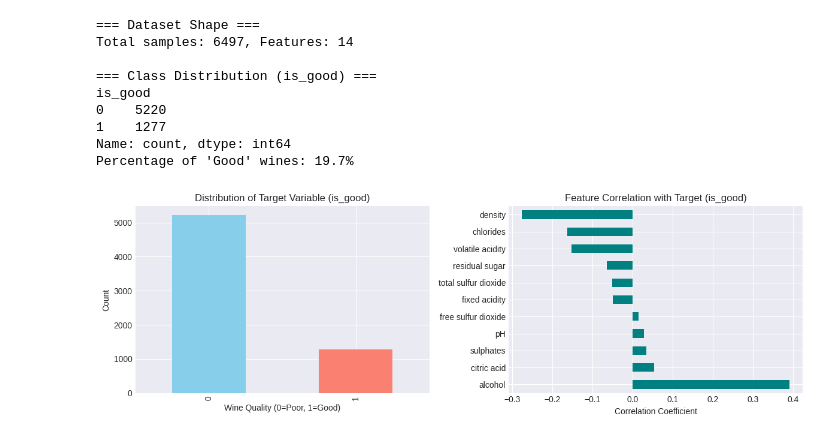
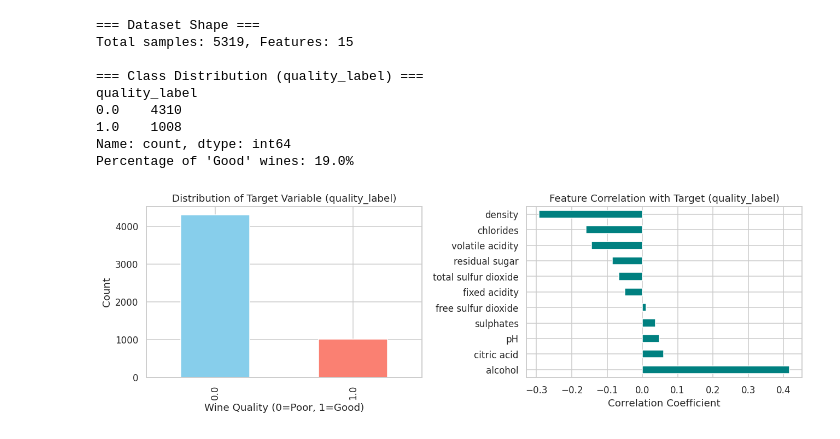
Before and after one commit to akash99955/Wine-Quality-prediction, a Jupyter notebook: AI.ipynb, the cells around one changed output. Saved outputs shown, nothing was run; the diff lists cells and outputs as text; code cells hidden in the pictures.

```diff
--- a/AI.ipynb
+++ b/AI.ipynb
@@ -106,0 +302,9 @@ df['is_good'] = (df['quality'] >= 7).astype(int)
+# %%
+# Create the category series directly
+wine_categories = pd.Series(index=df.index, dtype='object')
+wine_categories.loc[df['quality'] >= 7] = 'Good Quality'
+wine_categories.loc[df['quality'] < 7] = 'Poor Quality'
+
+# Count the categories
+category_counts = wine_categories.value_counts()
+print(category_counts)
@@ -106,0 +367,17 @@ df['is_good'] = (df['quality'] >= 7).astype(int)
+# %%
+# Key Features Comparison by Quality Category
+ax5 = plt.subplot(1, 1, 1)
+df['quality_category'] = wine_categories # Assign the series as a column
+features_to_compare = ['alcohol', 'volatile acidity', 'sulphates', 'citric acid']
+feature_means = df.groupby('quality_category')[features_to_compare].mean()
+x = np.arange(len(features_to_compare))
+width = 0.35
+bars1 = ax5.bar(x - width/2, feature_means.loc['Good Quality'], width, label='Good Quality', color='#4CAF50')
+bars2 = ax5.bar(x + width/2, feature_means.loc['Poor Quality'], width, label='Poor Quality', color='#F44336')
+ax5.set_title(' Key Features: Good vs Poor Quality', fontsize=14, fontweight='bold', pad=15)
+ax5.set_xlabel('Features', fontsize=12)
+ax5.set_ylabel('Mean Value', fontsize=12)
+ax5.set_xticks(x)
+ax5.set_xticklabels(['Alcohol', 'Volatile\nAcidity', 'Sulphates', 'Citric Acid'])
+ax5.legend()
+ax5.grid(axis='y', alpha=0.3)
@@ -107,34 +427,39 @@ df['is_good'] = (df['quality'] >= 7).astype(int)
 # %%
 # 2. EXPLORATORY DATA ANALYSIS (EDA)
 # ------------------------------------------------------------
 print("=== Dataset Shape ===")
 print(f"Total samples: {df.shape[0]}, Features: {df.shape[1]}")
-print(f"\n=== Class Distribution (is_good) ===")
-print(df['is_good'].value_counts())
-print(f"Percentage of 'Good' wines: {(df['is_good'].mean()*100):.1f}%")
+print(f"\n=== Class Distribution (quality_label) ===")
+print(df['quality_label'].value_counts())
+print(f"Percentage of 'Good' wines: {(df['quality_label'].mean()*100):.1f}%")
 
 # Plot the class distribution
 fig, (ax1, ax2) = plt.subplots(1, 2, figsize=(12, 4))
-df['is_good'].value_counts().plot(kind='bar', ax=ax1, color=['skyblue', 'salmon'])
-ax1.set_title('Distribution of Target Variable (is_good)')
+df['quality_label'].value_counts().plot(kind='bar', ax=ax1, color=['skyblue', 'salmon'])
+ax1.set_title('Distribution of Target Variable (quality_label)')
 ax1.set_xlabel('Wine Quality (0=Poor, 1=Good)')
 ax1.set_ylabel('Count')
 
 # Calculate and plot feature correlation with the target
-correlations = df.drop(columns=['type', 'quality']).corr()['is_good'].sort_values(ascending=False)[1:]
+# Ensure only numeric columns are used for correlation calculation.
+# Then select correlations with 'quality_label' and remove self-correlation and correlation with 'quality'.
+correlations = df.corr(numeric_only=True)['quality_label'].drop('quality_label', errors='ignore')
+correlations = correlations.drop('quality', errors='ignore') # Exclude original 'quality' score
+correlations = correlations.sort_values(ascending=False)
+
 correlations.plot(kind='barh', ax=ax2, color='teal')
-ax2.set_title('Feature Correlation with Target (is_good)')
+ax2.set_title('Feature Correlation with Target (quality_label)')
 ax2.set_xlabel('Correlation Coefficient')
 plt.tight_layout()
 plt.show()
 # %% [output]
 === Dataset Shape ===
-Total samples: 6497, Features: 14
+Total samples: 5319, Features: 15
 
-=== Class Distribution (is_good) ===
-is_good
-0    5220
-1    1277
+=== Class Distribution (quality_label) ===
+quality_label
+0.0    4310
+1.0    1008
 Name: count, dtype: int64
-Percentage of 'Good' wines: 19.7%
+Percentage of 'Good' wines: 19.0%
-[figure, old version]
+[figure, new version]
```
Also changed, not shown: parts of 43 cells of this notebook.
